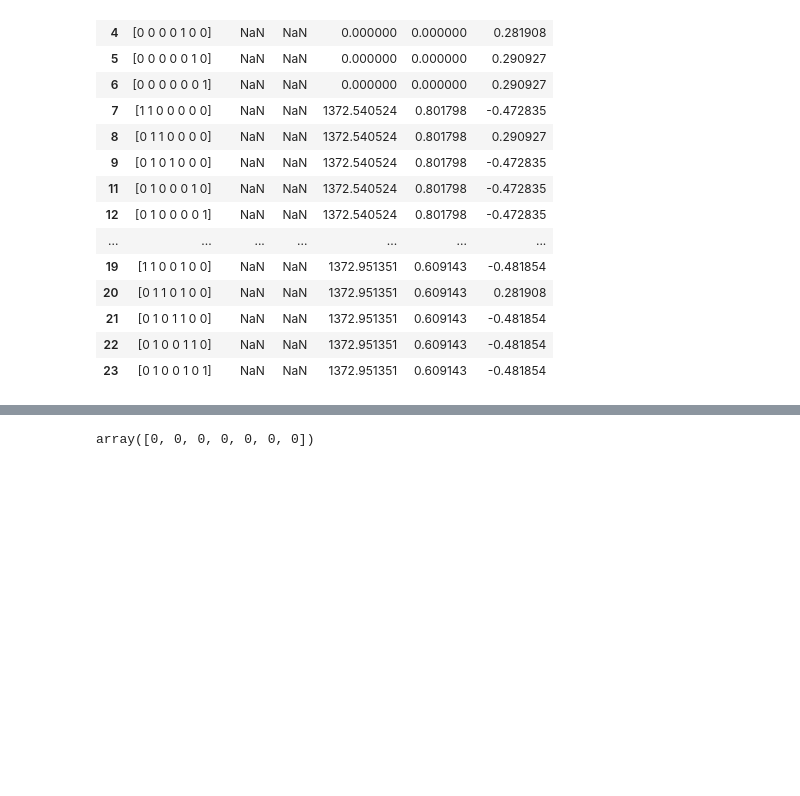
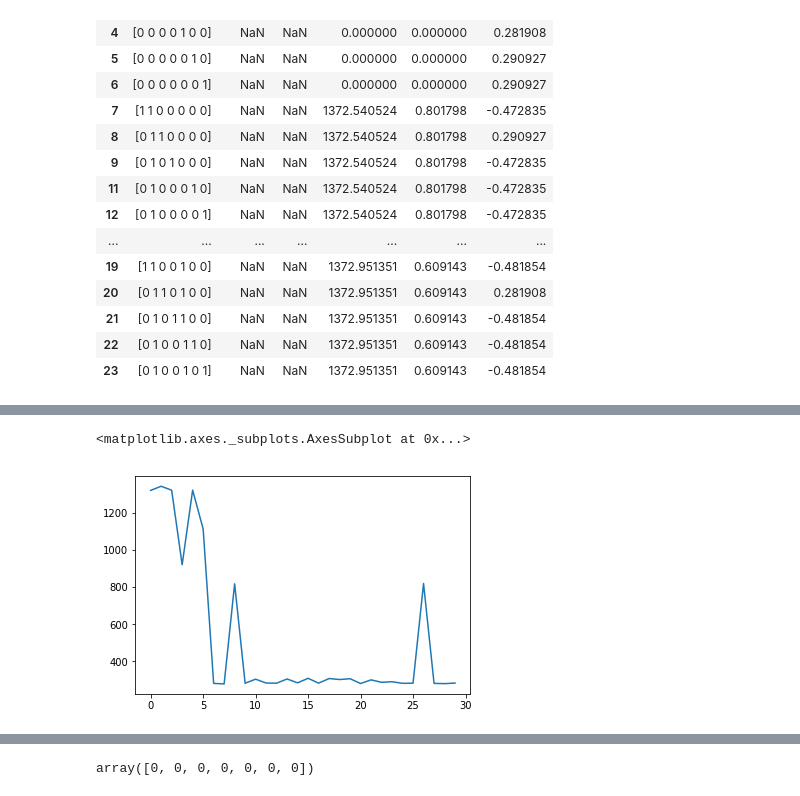
Before and after one commit to mrklees/AutoBambi, a Jupyter notebook: Bayesian Model Building.ipynb, the cells around one changed output, grey strips where cells are left out. Drawn from its saved outputs; the diff is of its cells as text; code cells hidden in the pictures; blank space fills up the shorter version.

Commit message:
latest version

```diff
--- a/Bayesian Model Building.ipynb
+++ b/Bayesian Model Building.ipynb
@@ -160,6 +160,7 @@ def enumerate_node(model_array, models, parent_score=0):
             move = model_array.copy()
             move[ix] = 1
             models = models.append({"models":str(move.astype('int')), "parent_score":parent_score}, ignore_index=True)
+    models = models.drop_duplicates(subset="models")
     return models
 
 def best_model(models):
@@ -534,39 +515,3 @@ test_data
 | 21 | [0 1 0 1 1 0 0] | NaN | NaN | 1372.951351 | 0.609143 | -0.481854 |
 | 22 | [0 1 0 0 1 1 0] | NaN | NaN | 1372.951351 | 0.609143 | -0.481854 |
 | 23 | [0 1 0 0 1 0 1] | NaN | NaN | 1372.951351 | 0.609143 | -0.481854 |
-# %%
-def predictive_sampling_strategy(samples):
-    """The Predictive Sampling Strategy
-
-    In this model we enhance our weight mechanism with predictions from
-    a support vector machine for our weights instead the heuristic that's
-    based on their parent score.
-
-    This will hopefully help us identify related nodes in the tree and
-    prioritize them automatically.
-    """
-   # We start with no possible moves
-    models = pd.DataFrame({"models": [], "scores": [], "error": []})
-    # We would then enumerate the root to give us the first possible models
-    models = enumerate_node(np.zeros(len(numeric) + len(categorical) + len(ranefs)), models)
-    for i in range(samples):
-        try:
-            # Calculate Weights
-            weights = calculate_weights(models, root_offset=1)
-            # Draw Sample
-            sample_record = models[np.isnan(models.scores)].sample(1, weights=weights['p'])
-            sample_string = sample_record['models'].iloc[0]
-            model_array = np.fromstring(sample_string[1:-1], dtype=int, sep=' ')
-            #print(model_array)
-            # We then build and evaluate the WAIC of the model
-            model = build_model(model_array, (numeric, categorical, ranefs), target, data)
-            score = evaluate_model(model)
-            # Update the latest score in the models data
-            models.loc[models.models == sample_string, "scores"] = score[0]
-            models.loc[models.models == sample_string, "error"] = score[1]
-            # Since we've evaluated that node, we'll also enumerate the child models
-            # of that node and add them to the list of potential models
-            models = enumerate_node(model_array, models, parent_score=score[0] + 2*score[1])
-        except KeyboardInterrupt:
-            raise
-    return models
@@ -572,0 +522,2 @@ def predictive_sampling_strategy(samples):
+# %%
+models.loc[np.isnan(models.scores)]['Normed'] = svm.predict(X_test)
@@ -572,0 +618,3 @@ def predictive_sampling_strategy(samples):
+# %%
+%%time
+models, svm, trace = predictive_sampling_strategy(30)
@@ -572,0 +675,5 @@ def predictive_sampling_strategy(samples):
+# %%
+trace.score.plot()
+# %% [output]
+<matplotlib.axes._subplots.AxesSubplot at 0x...>
+[figure, added]
```
Also changed, not shown: parts of 10 cells of this notebook, 2 other files.
